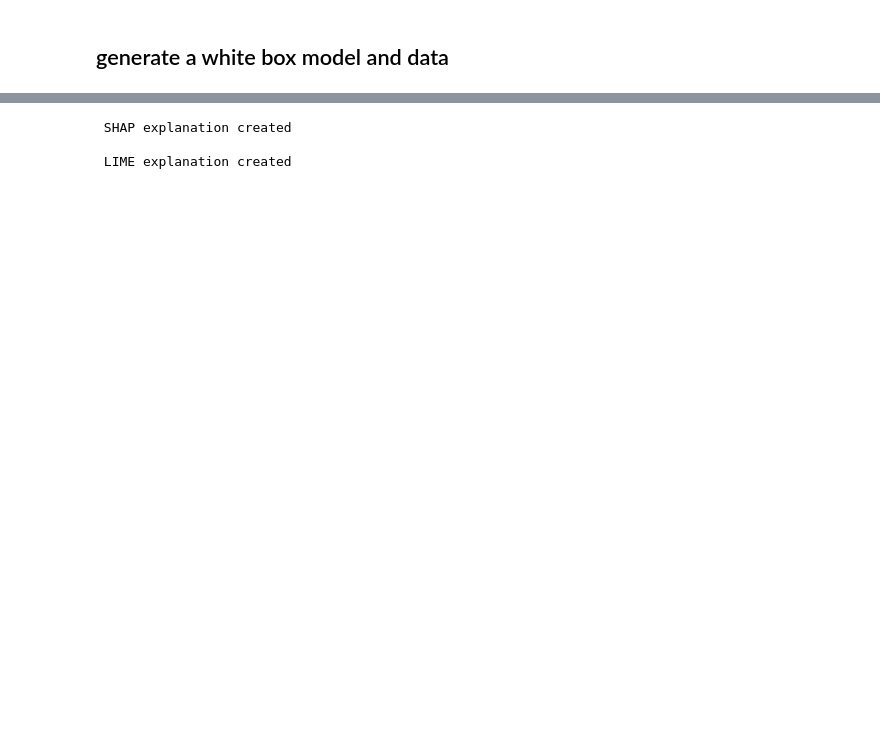
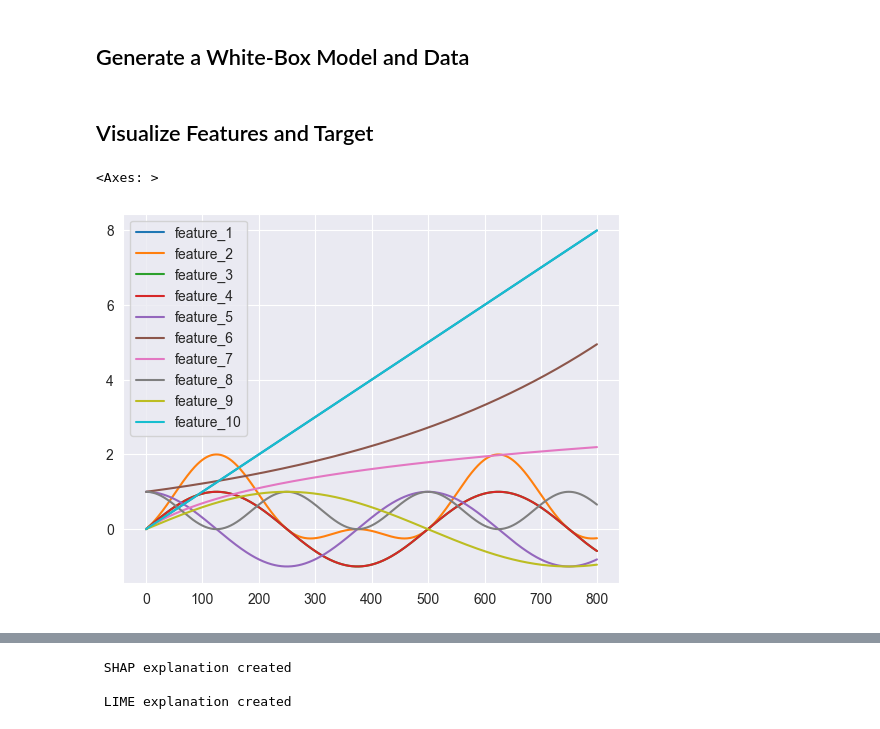
Before and after one commit to emunaran/xai-compare, a Jupyter notebook: explainer_comparison/comparison_tests/fluorescent_test.ipynb, the cells around one changed output, grey strips where cells are left out. Saved outputs shown, nothing was run; the diff lists cells and outputs as text; code cells hidden in the pictures; blank space fills up the shorter version.

```diff
--- a/explainer_comparison/comparison_tests/fluorescent_test.ipynb
+++ b/explainer_comparison/comparison_tests/fluorescent_test.ipynb
@@ -11,7 +11,7 @@ import seaborn as sns
 from matplotlib import pyplot as plt
 import numpy as np
 # %% [markdown]
-## generate a white box model and data
+## Generate a White-Box Model and Data
 # %%
 model = WhiteBoxRegressor()
 df = model.generate_synthetic_data(n_samples=1000, with_y=True)
@@ -20,0 +21,7 @@ X_train, X_test, y_train, y_test = train_test_split(X, y, test_size=0.2)
+# %% [markdown]
+## Visualize Features and Target
+# %%
+X_train.plot()
+# %% [output]
+<Axes: >
+[figure, added]
```
Also changed, not shown: parts of 7 cells of this notebook.
